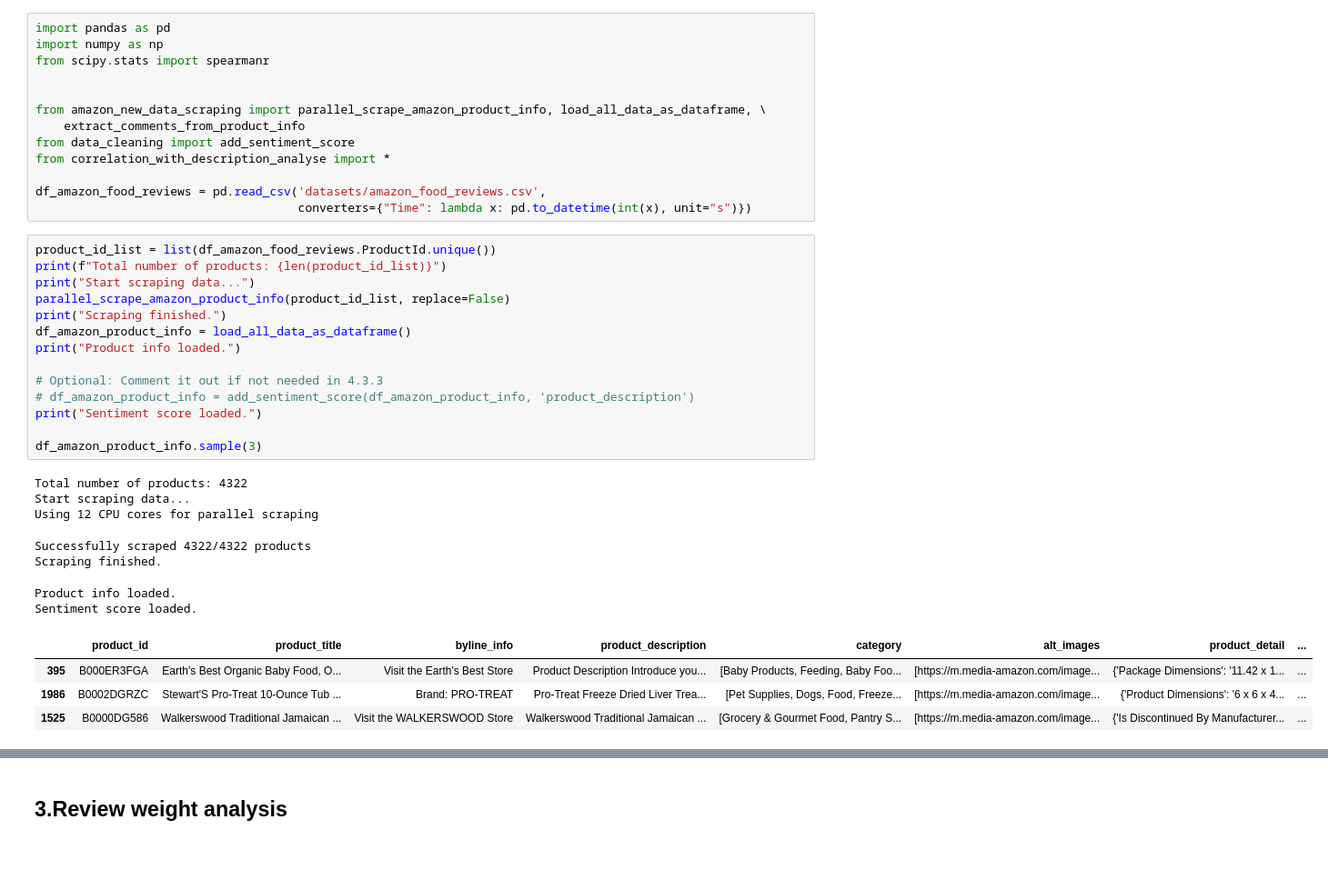
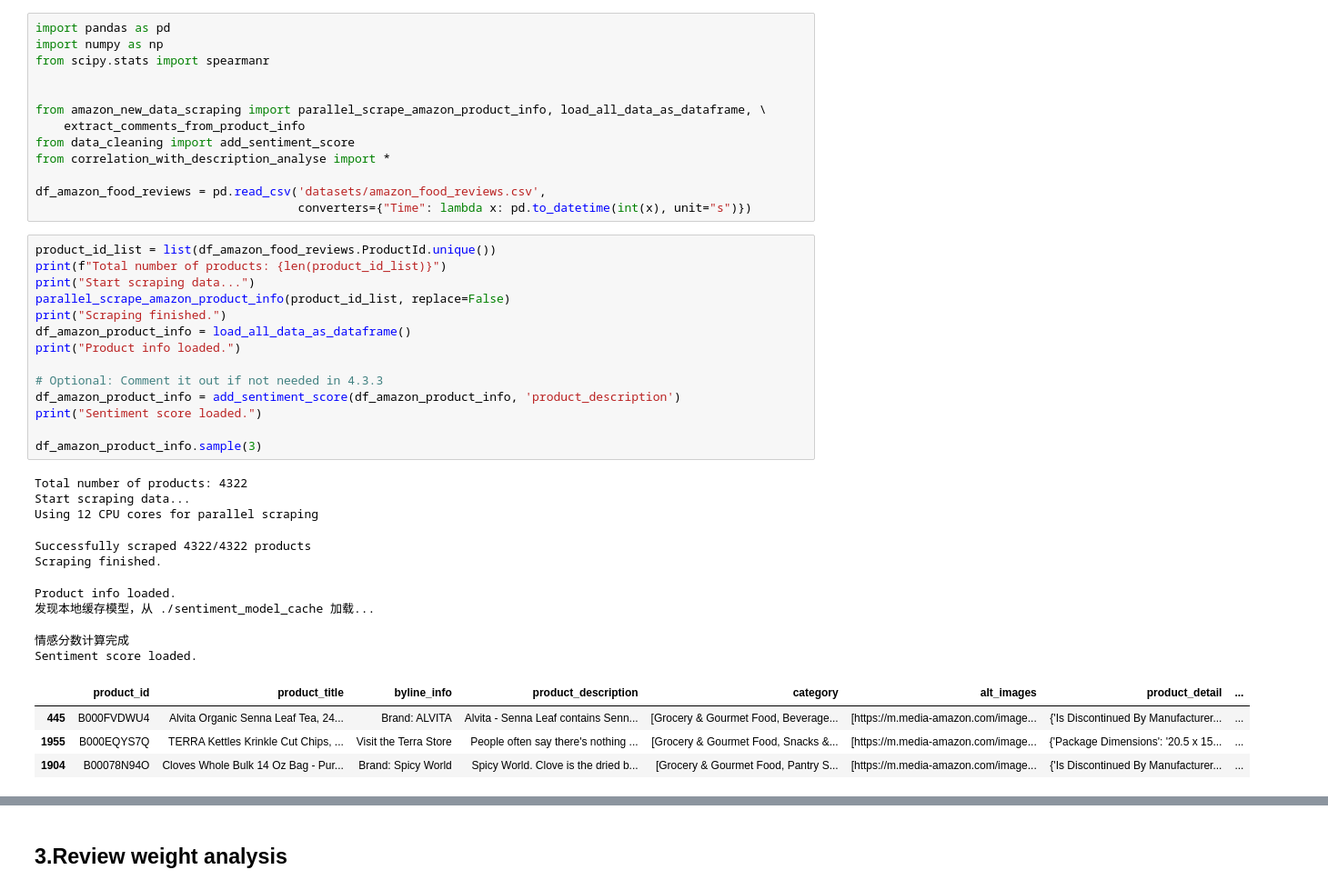
Before and after one commit to Vector239/ISOM5160-project-AI-Driven-Personalized-Product-Improvement-Recommendation-System-for-Amazon-Sellers, a Jupyter notebook: ISOM5160-GROUP7.ipynb, the cells around one changed output, grey strips where cells are left out. Shown at 91% size. Saved outputs shown, nothing was run; the diff lists cells and outputs as text; blank space fills up the shorter version.

```diff
--- a/ISOM5160-GROUP7.ipynb
+++ b/ISOM5160-GROUP7.ipynb
@@ -42,29 +42,31 @@ df_amazon_food_reviews = pd.read_csv('datasets/amazon_food_reviews.csv',
 # %%
 product_id_list = list(df_amazon_food_reviews.ProductId.unique())
 print(f"Total number of products: {len(product_id_list)}")
 print("Start scraping data...")
 parallel_scrape_amazon_product_info(product_id_list, replace=False)
 print("Scraping finished.")
 df_amazon_product_info = load_all_data_as_dataframe()
 print("Product info loaded.")
 
 # Optional: Comment it out if not needed in 4.3.3
-# df_amazon_product_info = add_sentiment_score(df_amazon_product_info, 'product_description')
+df_amazon_product_info = add_sentiment_score(df_amazon_product_info, 'product_description')
 print("Sentiment score loaded.")
 
 df_amazon_product_info.sample(3)
 # %% [output]
 Total number of products: 4322
 Start scraping data...
 Using 12 CPU cores for parallel scraping
 Successfully scraped 4322/4322 products
 Scraping finished.
 Product info loaded.
-Sentiment score loaded.
+发现本地缓存模型，从 ./sentiment_model_cache 加载...
+情感分数计算完成
+Sentiment score loaded.
 |  | product_id | product_title | byline_info | product_description | category | alt_images | product_detail | ... |
-| 395 | B000ER3FGA | Earth's Best Organic Baby Food, O... | Visit the Earth's Best Store | Product Description Introduce you... | [Baby Products, Feeding, Baby Foo... | [https://m.media-amazon.com/image... | {'Package Dimensions': '11.42 x 1... | ... |
-| 1986 | B0002DGRZC | Stewart'S Pro-Treat 10-Ounce Tub ... | Brand: PRO-TREAT | Pro-Treat Freeze Dried Liver Trea... | [Pet Supplies, Dogs, Food, Freeze... | [https://m.media-amazon.com/image... | {'Product Dimensions': '6 x 6 x 4... | ... |
-| 1525 | B0000DG586 | Walkerswood Traditional Jamaican ... | Visit the WALKERSWOOD Store | Walkerswood Traditional Jamaican ... | [Grocery & Gourmet Food, Pantry S... | [https://m.media-amazon.com/image... | {'Is Discontinued By Manufacturer... | ... |
+| 445 | B000FVDWU4 | Alvita Organic Senna Leaf Tea, 24... | Brand: ALVITA | Alvita - Senna Leaf contains Senn... | [Grocery & Gourmet Food, Beverage... | [https://m.media-amazon.com/image... | {'Is Discontinued By Manufacturer... | ... |
+| 1955 | B000EQYS7Q | TERRA Kettles Krinkle Cut Chips, ... | Visit the Terra Store | People often say there's nothing ... | [Grocery & Gourmet Food, Snacks &... | [https://m.media-amazon.com/image... | {'Package Dimensions': '20.5 x 15... | ... |
+| 1904 | B00078N94O | Cloves Whole Bulk 14 Oz Bag - Pur... | Brand: Spicy World | Spicy World. Clove is the dried b... | [Grocery & Gourmet Food, Pantry S... | [https://m.media-amazon.com/image... | {'Is Discontinued By Manufacturer... | ... |
 # %%
 # Concat new reviews to the original dataset and drop duplicates
 df_amazon_food_reviews = pd.concat([df_amazon_food_reviews, extract_comments_from_product_info(df_amazon_product_info)]
```
Also changed, not shown: parts of 3 cells of this notebook, 7 other files.
